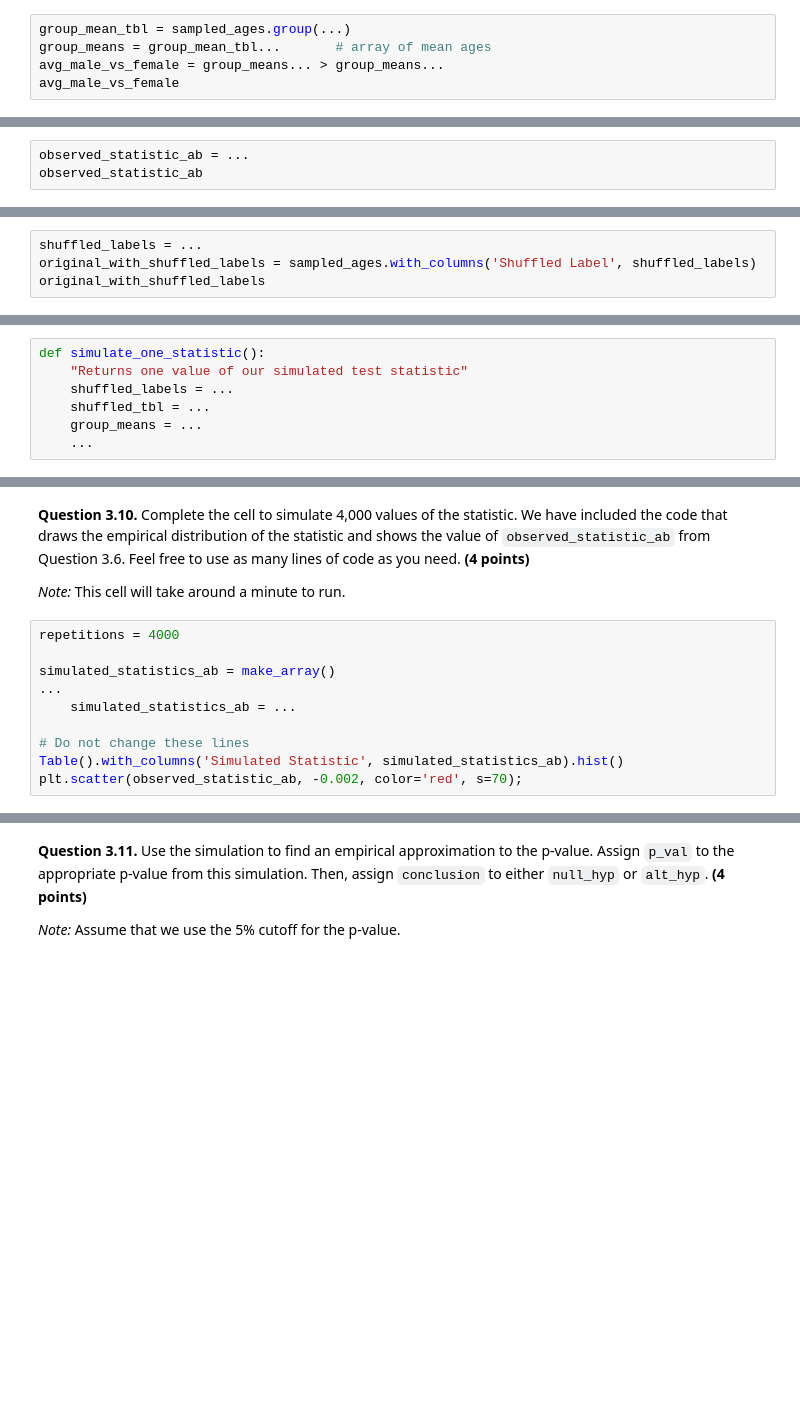
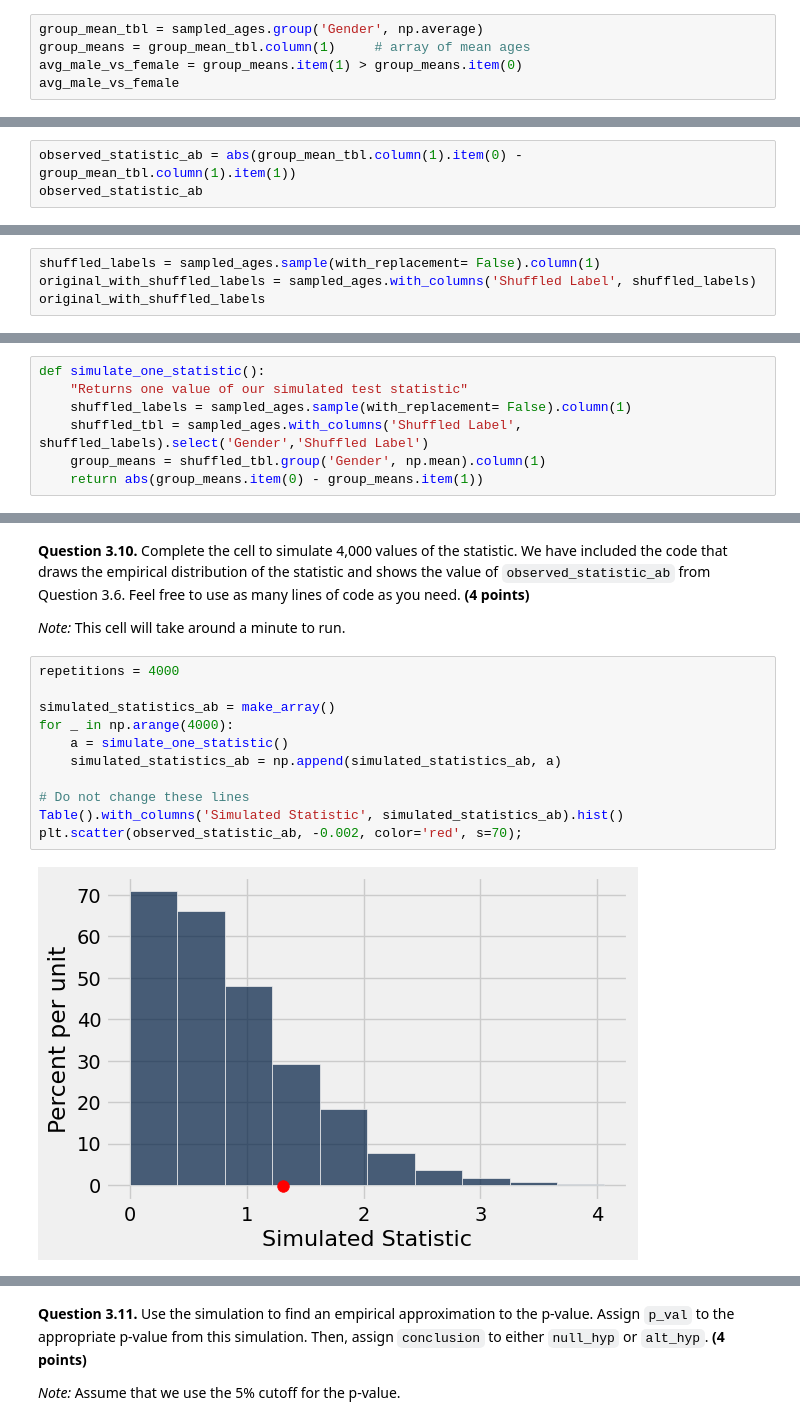
Before and after one commit to sondank1010/materials-sp22, a Jupyter notebook: hw/hw07/hw07.ipynb, the cells around one changed output, grey strips where cells are left out. Drawn from its saved outputs; the diff is of its cells as text; blank space fills up the shorter version.

```diff
--- a/hw/hw07/hw07.ipynb
+++ b/hw/hw07/hw07.ipynb
@@ -331,7 +398,7 @@ grader.check("q3_1")
 # %% [markdown]
 **Question 3.2.** Complete the cell below so that `avg_male_vs_female` evaluates to `True` if the sampled males are older than the sampled females on average, and `False` otherwise. Use Python code to achieve this. **(4 points)**
 # %%
-group_mean_tbl = sampled_ages.group(...)
-group_means = group_mean_tbl...       # array of mean ages
-avg_male_vs_female = group_means... > group_means...
+group_mean_tbl = sampled_ages.group('Gender', np.average)
+group_means = group_mean_tbl.column(1)     # array of mean ages
+avg_male_vs_female = group_means.item(1) > group_means.item(0)
 avg_male_vs_female
@@ -379,3 +466,3 @@ grader.check("q3_5")
 # %%
-observed_statistic_ab = ...
+observed_statistic_ab = abs(group_mean_tbl.column(1).item(0) - group_mean_tbl.column(1).item(1))
 observed_statistic_ab
@@ -386,6 +492,6 @@ grader.check("q3_6")
 
 *Note:* Check out [12.1](https://inferentialthinking.com/chapters/12/1/AB_Testing.html#predicting-the-statistic-under-the-null-hypothesis) for a refresher on random permutations.
 # %%
-shuffled_labels = ...
+shuffled_labels = sampled_ages.sample(with_replacement= False).column(1)
 original_with_shuffled_labels = sampled_ages.with_columns('Shuffled Label', shuffled_labels)
 original_with_shuffled_labels
@@ -411,9 +555,9 @@ grader.check("q3_8")
 # %%
 def simulate_one_statistic():
     "Returns one value of our simulated test statistic"
-    shuffled_labels = ...
-    shuffled_tbl = ...
-    group_means = ...
-    ...
+    shuffled_labels = sampled_ages.sample(with_replacement= False).column(1)
+    shuffled_tbl = sampled_ages.with_columns('Shuffled Label', shuffled_labels).select('Gender','Shuffled Label')
+    group_means = shuffled_tbl.group('Gender', np.mean).column(1)
+    return abs(group_means.item(0) - group_means.item(1))
 # %%
 grader.check("q3_9")
@@ -428,12 +576,15 @@ simulate_one_statistic()
 # %%
 repetitions = 4000
 
 simulated_statistics_ab = make_array()
-...
-    simulated_statistics_ab = ...
+for _ in np.arange(4000):
+    a = simulate_one_statistic()
+    simulated_statistics_ab = np.append(simulated_statistics_ab, a)
 
 # Do not change these lines
 Table().with_columns('Simulated Statistic', simulated_statistics_ab).hist()
 plt.scatter(observed_statistic_ab, -0.002, color='red', s=70);
+# %% [output]
+[figure, added]
 # %%
 grader.check("q3_10")
```
Also changed, not shown: parts of 45 cells of this notebook, 7 other files.
